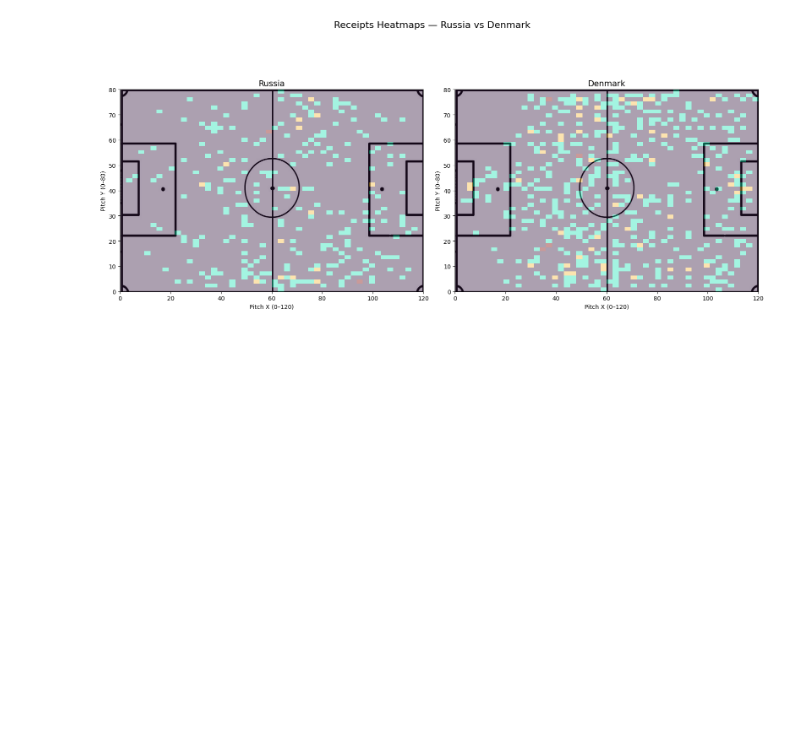
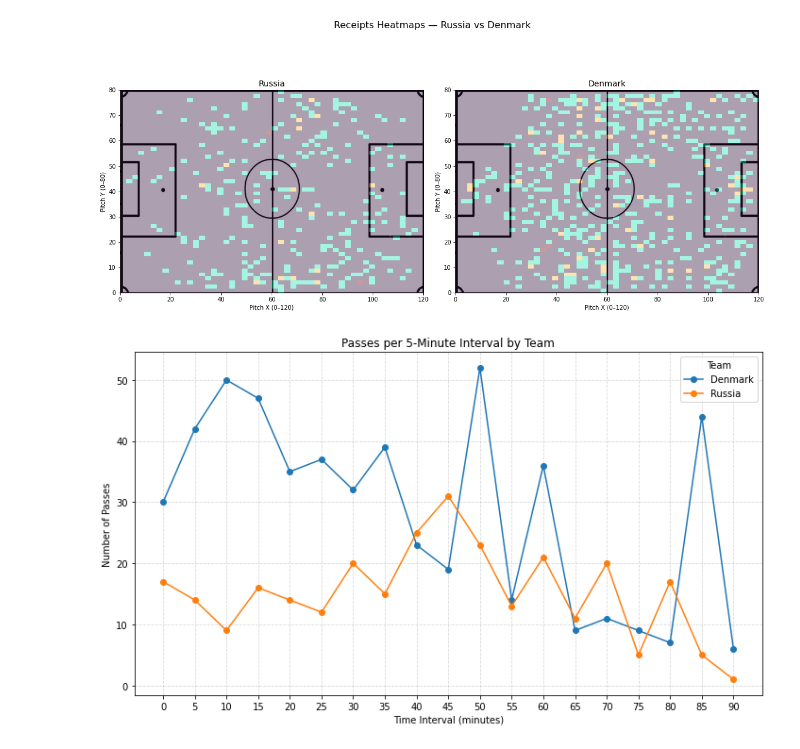
Before and after one commit to TrilemmaFoundation/UCI-MDS-F25-Soccer, a Jupyter notebook: Heatmap.ipynb, the cells around one changed output. Saved outputs shown, nothing was run; the diff lists cells and outputs as text; code cells hidden in the pictures; blank space fills up the shorter version.

Commit message:
Updated heatmap notebook

```diff
--- a/Heatmap.ipynb
+++ b/Heatmap.ipynb
@@ -15,6 +18,6 @@ Mounted at /content/drive
 # %%
 # 2. Define shared file path
-db_path = '/content/drive/MyDrive/statsbomb/statsbomb_euro2020.db'
+db_path = 'statsbomb_euro2020.db'
 
 # 3. Connect and query
 conn = sqlite3.connect(db_path)
@@ -414,3 +417,42 @@ overlay_side_by_side(
 [figure]
 [figure]
 [figure]
+# %%
+match_id = 3788769
+
+# Query passes by 5-minute intervals
+query = f"""
+WITH pass_intervals AS (
+    SELECT
+        team,
+        ((minute / 5) * 5) AS interval_start,
+        COUNT(*) AS pass_count
+    FROM passes
+    WHERE match_id = {match_id}
+    GROUP BY team, interval_start
+)
+SELECT * FROM pass_intervals
+ORDER BY interval_start, team;
+"""
+
+df = pd.read_sql_query(query, conn)
+conn.close()
+
+# Pivot for side-by-side team comparison
+pivot_df = df.pivot(index="interval_start", columns="team", values="pass_count").fillna(0)
+
+# Plot line graph
+plt.figure(figsize=(10, 6))
+for team in pivot_df.columns:
+    plt.plot(pivot_df.index, pivot_df[team], marker='o', label=team)
+
+plt.title("Passes per 5-Minute Interval by Team")
+plt.xlabel("Time Interval (minutes)")
+plt.ylabel("Number of Passes")
+plt.xticks(range(0, int(df["interval_start"].max() + 5), 5))
+plt.legend(title="Team")
+plt.grid(True, linestyle='--', alpha=0.5)
+plt.tight_layout()
+plt.show()
+# %% [output]
+[figure, added]
```
Also changed, not shown: parts of 1 cell of this notebook.
